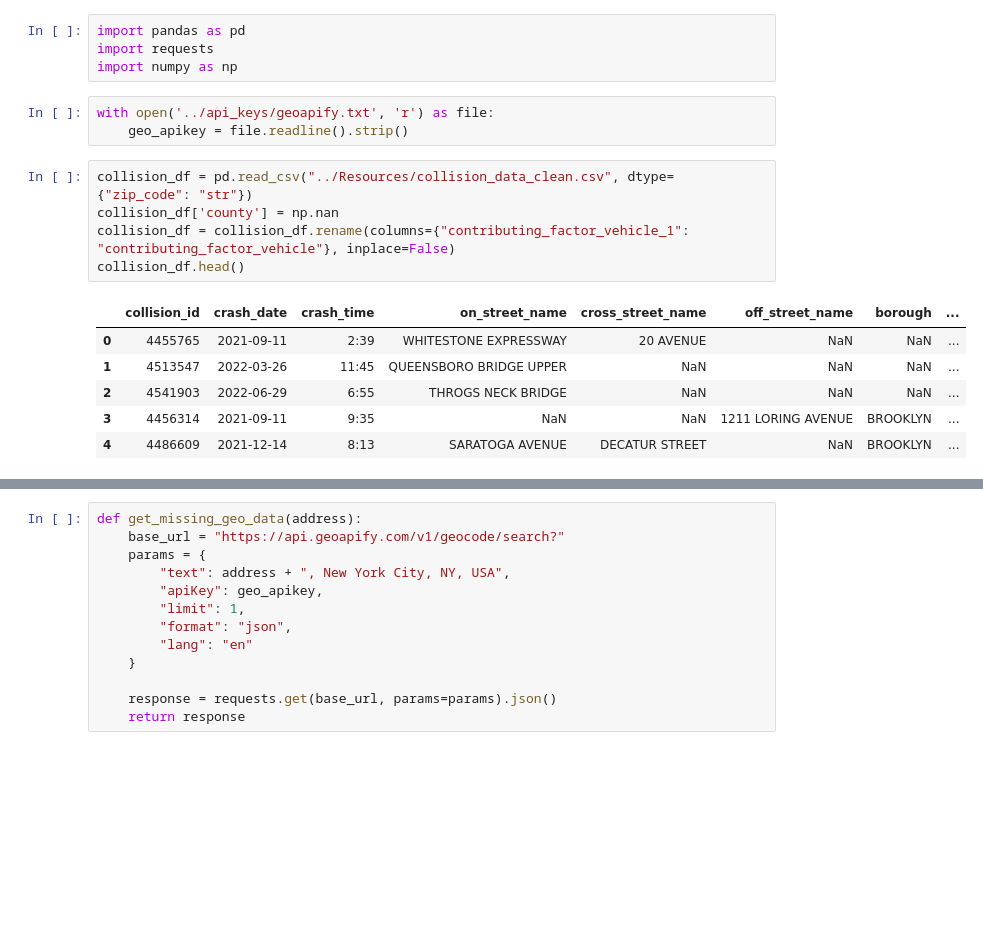
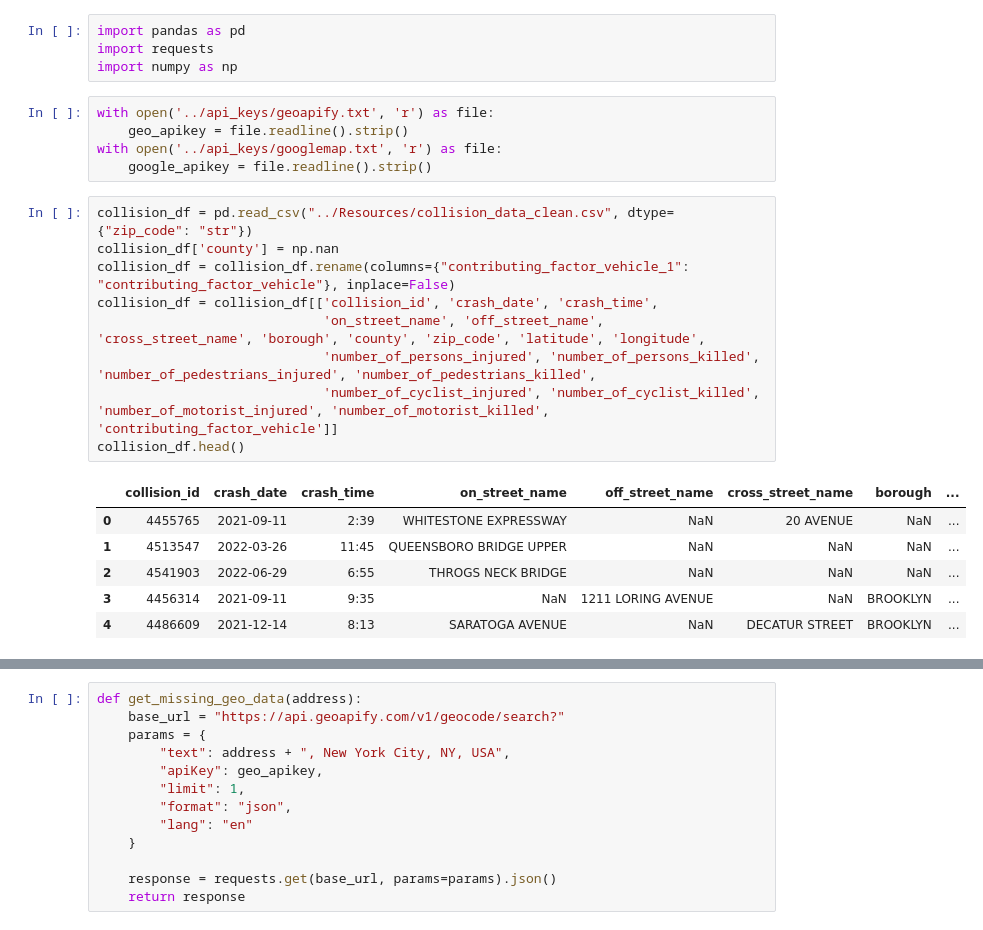
Before and after one commit to ReiannaLiu/MotorVehicleCollision, a Jupyter notebook: data_cleaning_process/collision_geo_data_cleaning.ipynb, the cells around one changed output, grey strips where cells are left out. Cells and saved outputs as stored; diff of their text form; blank space fills up the shorter version.

```diff
--- a/data_cleaning_process/collision_geo_data_cleaning.ipynb
+++ b/data_cleaning_process/collision_geo_data_cleaning.ipynb
@@ -5,16 +5,22 @@ import numpy as np
 # %%
 with open('../api_keys/geoapify.txt', 'r') as file:
     geo_apikey = file.readline().strip()
+with open('../api_keys/googlemap.txt', 'r') as file:
+    google_apikey = file.readline().strip()
 # %%
 collision_df = pd.read_csv("../Resources/collision_data_clean.csv", dtype={"zip_code": "str"})
 collision_df['county'] = np.nan
 collision_df = collision_df.rename(columns={"contributing_factor_vehicle_1": "contributing_factor_vehicle"}, inplace=False)
+collision_df = collision_df[['collision_id', 'crash_date', 'crash_time',
+                             'on_street_name', 'off_street_name', 'cross_street_name', 'borough', 'county', 'zip_code', 'latitude', 'longitude',
+                             'number_of_persons_injured', 'number_of_persons_killed', 'number_of_pedestrians_injured', 'number_of_pedestrians_killed',
+                             'number_of_cyclist_injured', 'number_of_cyclist_killed', 'number_of_motorist_injured', 'number_of_motorist_killed', 'contributing_factor_vehicle']]
 collision_df.head()
 # %% [output]
-|  | collision_id | crash_date | crash_time | on_street_name | cross_street_name | off_street_name | borough | ... |
-| 0 | 4455765 | 2021-09-11 | 2:39 | WHITESTONE EXPRESSWAY | 20 AVENUE | NaN | NaN | ... |
+|  | collision_id | crash_date | crash_time | on_street_name | off_street_name | cross_street_name | borough | ... |
+| 0 | 4455765 | 2021-09-11 | 2:39 | WHITESTONE EXPRESSWAY | NaN | 20 AVENUE | NaN | ... |
 | 1 | 4513547 | 2022-03-26 | 11:45 | QUEENSBORO BRIDGE UPPER | NaN | NaN | NaN | ... |
 | 2 | 4541903 | 2022-06-29 | 6:55 | THROGS NECK BRIDGE | NaN | NaN | NaN | ... |
-| 3 | 4456314 | 2021-09-11 | 9:35 | NaN | NaN | 1211 LORING AVENUE | BROOKLYN | ... |
-| 4 | 4486609 | 2021-12-14 | 8:13 | SARATOGA AVENUE | DECATUR STREET | NaN | BROOKLYN | ... |
+| 3 | 4456314 | 2021-09-11 | 9:35 | NaN | 1211 LORING AVENUE | NaN | BROOKLYN | ... |
+| 4 | 4486609 | 2021-12-14 | 8:13 | SARATOGA AVENUE | NaN | DECATUR STREET | BROOKLYN | ... |
 # %%
```
Also changed, not shown: parts of 31 cells of this notebook, 2 other files.
